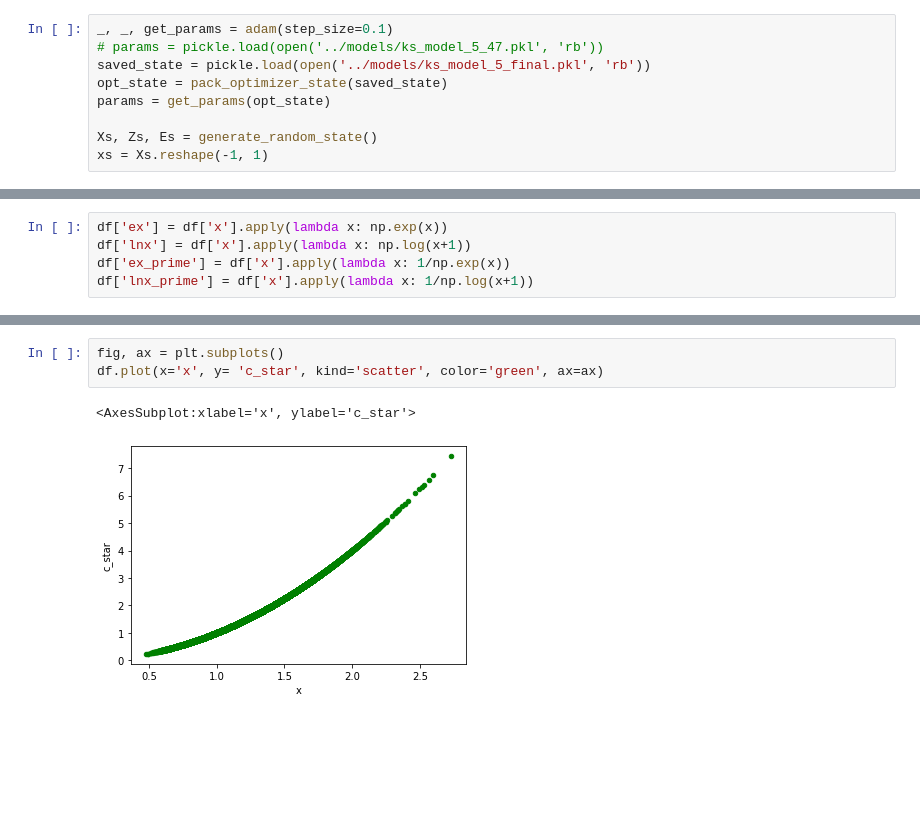
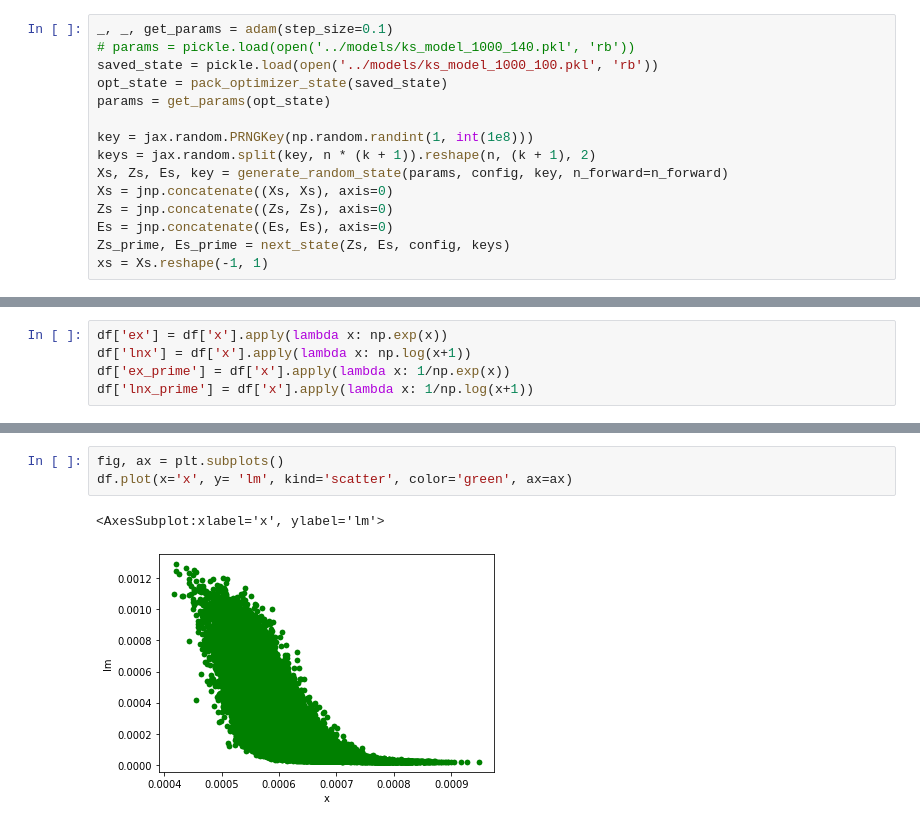
Before and after one commit to e-hall-hoffarth/hetero_simulation, a Jupyter notebook: share/notebooks/krusell_smith.ipynb, the cells around one changed output, grey strips where cells are left out. Cells and saved outputs as stored; diff of their text form; blank space fills up the shorter version.

```diff
--- a/share/notebooks/krusell_smith.ipynb
+++ b/share/notebooks/krusell_smith.ipynb
@@ -19,9 +17,15 @@ from hetero_simulation.econ_models.krusell_smith import zs, es, states, params0,
 # %%
 _, _, get_params = adam(step_size=0.1)
-# params = pickle.load(open('../models/ks_model_5_47.pkl', 'rb'))
-saved_state = pickle.load(open('../models/ks_model_5_final.pkl', 'rb'))
+# params = pickle.load(open('../models/ks_model_1000_140.pkl', 'rb'))
+saved_state = pickle.load(open('../models/ks_model_1000_100.pkl', 'rb'))
 opt_state = pack_optimizer_state(saved_state)
 params = get_params(opt_state)
 
-Xs, Zs, Es = generate_random_state()
+key = jax.random.PRNGKey(np.random.randint(1, int(1e8)))
+keys = jax.random.split(key, n * (k + 1)).reshape(n, (k + 1), 2)
+Xs, Zs, Es, key = generate_random_state(params, config, key, n_forward=n_forward)
+Xs = jnp.concatenate((Xs, Xs), axis=0)
+Zs = jnp.concatenate((Zs, Zs), axis=0)
+Es = jnp.concatenate((Es, Es), axis=0)
+Zs_prime, Es_prime = next_state(Zs, Es, config, keys)
 xs = Xs.reshape(-1, 1)
@@ -108,6 +112,6 @@ df[(df['e'] == 1) & (df['Z'] == 1.01)].plot(x='x', y='lnx_prime', kind='scatter'
 # %%
 fig, ax = plt.subplots()
-df.plot(x='x', y= 'c_star', kind='scatter', color='green', ax=ax)
+df.plot(x='x', y= 'lm', kind='scatter', color='green', ax=ax)
 # %% [output]
-<AxesSubplot:xlabel='x', ylabel='c_star'>
+<AxesSubplot:xlabel='x', ylabel='lm'>
-[figure, old version]
+[figure, new version]
```
Also changed, not shown: parts of 12 cells of this notebook, 2 other files.
